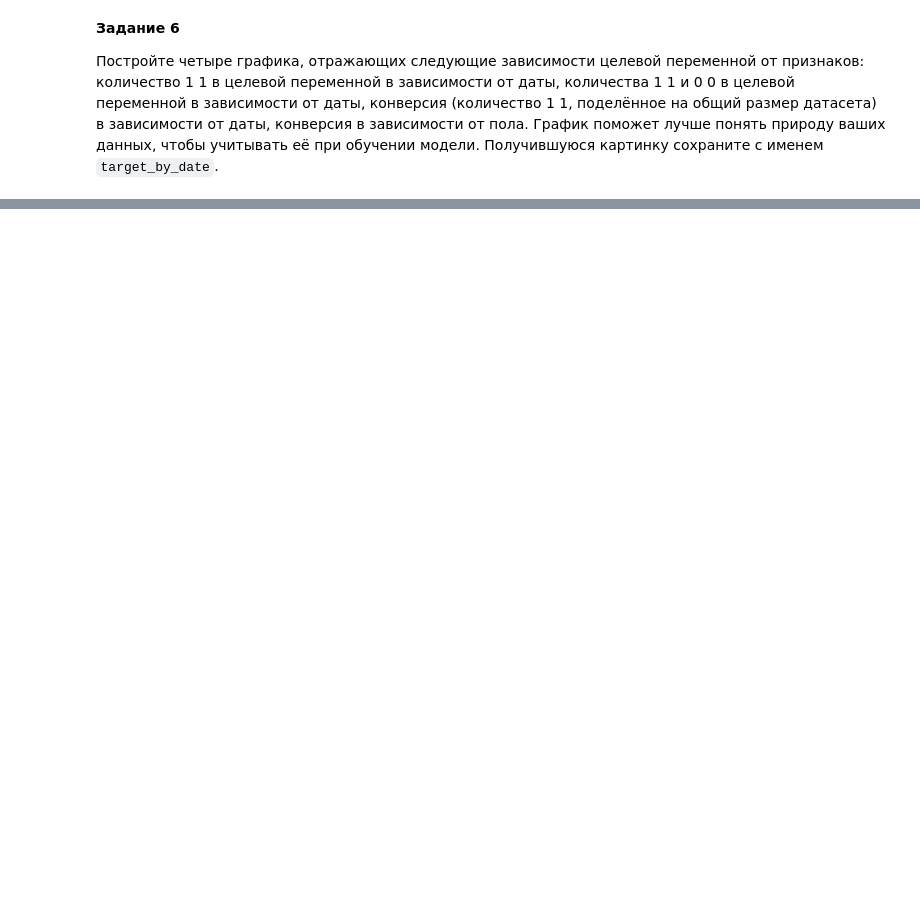
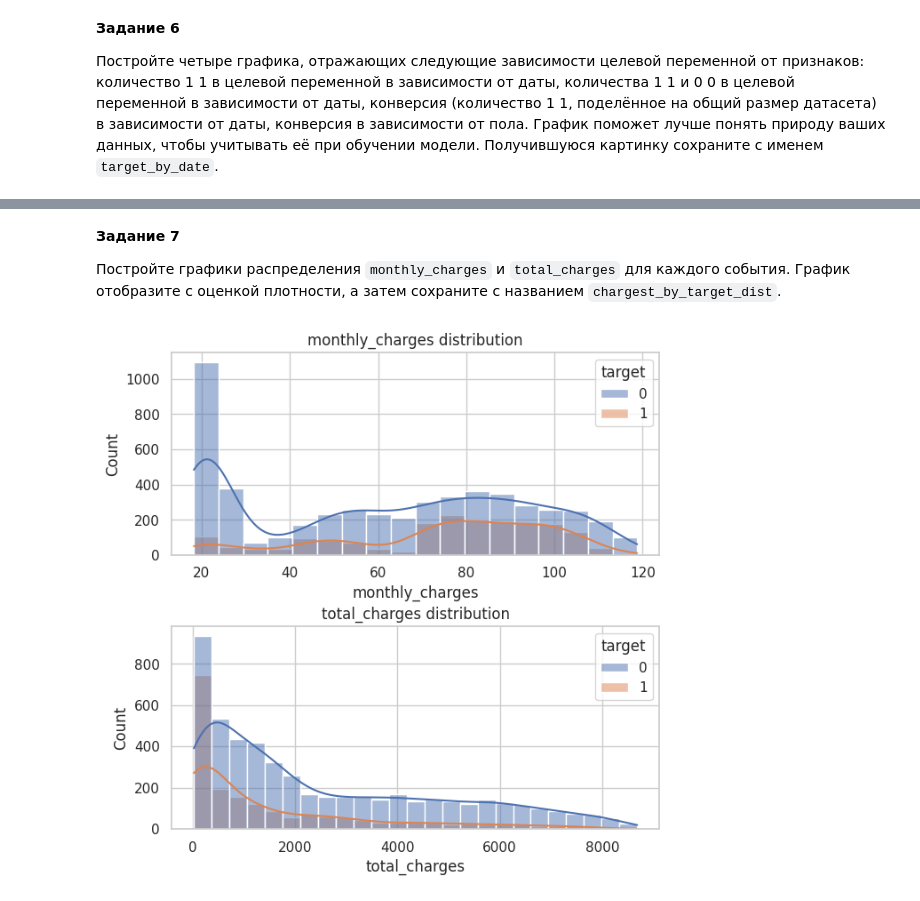
Before and after one commit to anyvol/mle-mlflow, a Jupyter notebook: eda.ipynb, the cells around one changed output, grey strips where cells are left out. Drawn from its saved outputs; the diff is of its cells as text; code cells hidden in the pictures; blank space fills up the shorter version.

```diff
--- a/eda.ipynb
+++ b/eda.ipynb
@@ -321,0 +366,38 @@ plt.savefig(os.path.join(ASSETS_DIR, 'target_by_date'))
+# %% [markdown]
+**Задание 7**
+
+Постройте графики распределения `monthly_charges` и `total_charges` для каждого события. График отобразите с оценкой плотности, а затем сохраните с названием `chargest_by_target_dist`.
+# %%
+# определение списка столбцов с данными о платежах и целевой переменной
+charges = ["monthly_charges", "total_charges"]
+target = "target"
+
+# инициализация фигуры для отображения гистограмм
+fig, axs = plt.subplots(2, 1)
+fig.tight_layout(pad=1.5)  # настройка отступов между подграфиками
+fig.set_size_inches(6.5, 6.5, forward=True)  # установка размера фигуры
+
+# визуализация распределения ежемесячных платежей с разделением по целевой переменной
+sns.histplot(data=df, x=charges[0], hue=target, kde=True, ax=axs[0])
+axs[0].set_title(f"{charges[0]} distribution")  # Установка заголовка для гистограммы
+# датафрейм с данными
+# первый вид платежей для визуализации
+# разделение данных по целевой переменной
+# включение оценки плотности распределения (Kernel Density Estimate)
+# указание, на каком подграфике отобразить гистограмму
+axs[0].set_title(f"{charges[0]} distribution")  # установка заголовка для гистограммы
+
+# визуализация распределения общих платежей с разделением по целевой переменной
+sns.histplot(data=df, x=charges[1], hue=target, kde=True, ax=axs[1])
+axs[1].set_title(f"{charges[1]} distribution")  # Установка заголовка для второй гистограммы
+# датафрейм с данными
+# второй вид платежей для визуализации
+# разделение данных по целевой переменной
+# включение оценки плотности распределения
+# указание, на каком подграфике отобразить вторую гистограмму
+axs[1].set_title(f"{charges[1]} distribution")  # Установка заголовка для второй гистограммы
+
+# сохранение фигуры с гистограммами в файл
+plt.savefig(os.path.join(ASSETS_DIR, 'chargest_by_target_dist'))
+# %% [output]
+[figure, added]
```
Also changed, not shown: parts of 11 cells of this notebook, 42 other files.
